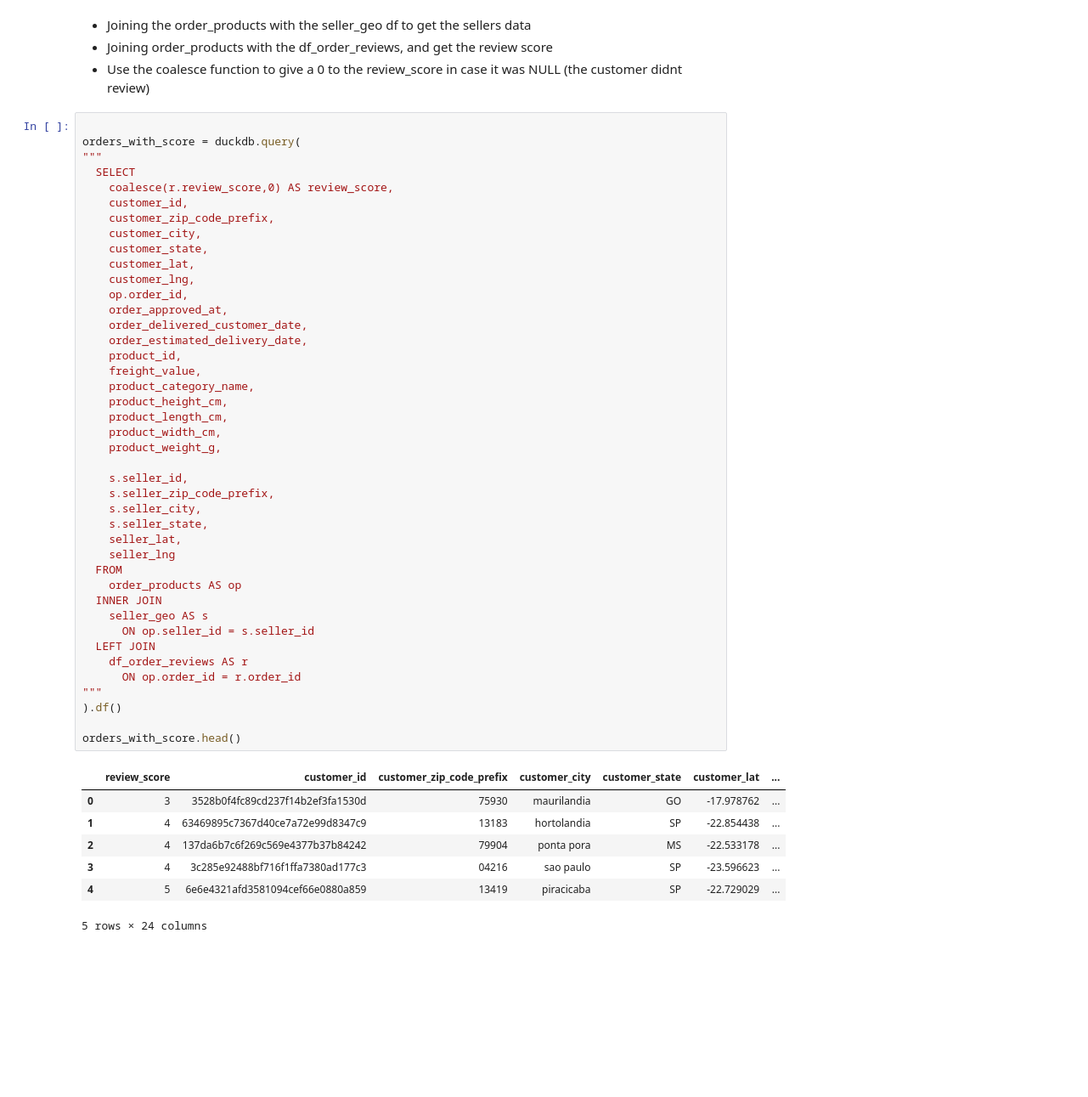
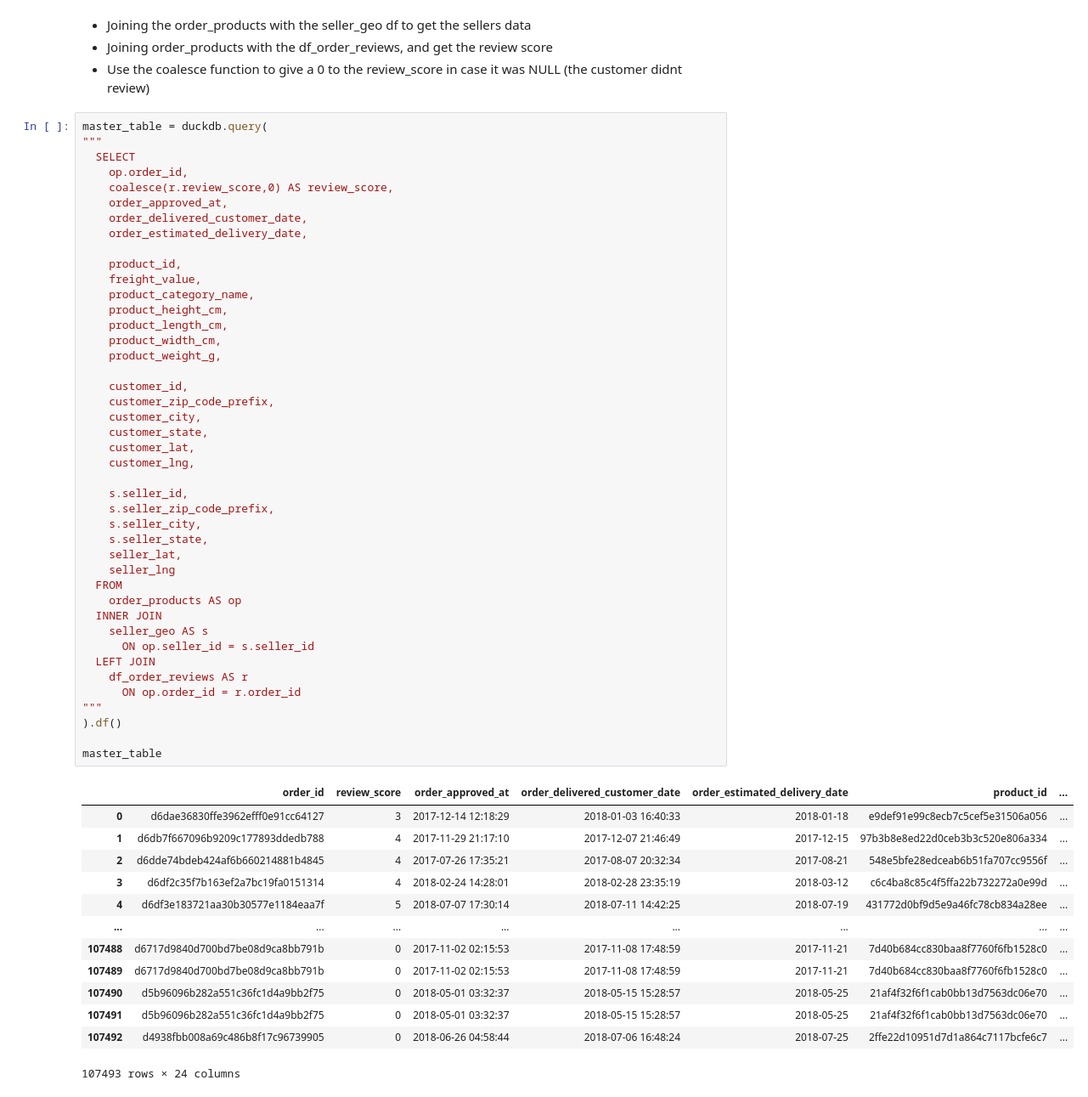
Before and after one commit to lucasbatistaf/triggoai-trainee-data-engineering, a Jupyter notebook: challenge_notebook.ipynb, the cells around one changed output. Shown: that part at 85% size. Drawn from its saved outputs; the diff is of its cells as text; blank space fills up the shorter version.

```diff
--- a/challenge_notebook.ipynb
+++ b/challenge_notebook.ipynb
@@ -401,52 +414,59 @@ seller_geo.head()
 - Joining order_products with the df_order_reviews, and get the review score
 - Use the coalesce function to give a 0 to the review_score in case it was NULL (the customer didnt review)
 # %%
-
-orders_with_score = duckdb.query(
+master_table = duckdb.query(
 """
   SELECT
+    op.order_id,
     coalesce(r.review_score,0) AS review_score,
-    customer_id,
-    customer_zip_code_prefix,
-    customer_city,
-    customer_state,
-    customer_lat,
-    customer_lng,
-    op.order_id,
     order_approved_at,
     order_delivered_customer_date,
     order_estimated_delivery_date,
+
     product_id,
     freight_value,
     product_category_name,
     product_height_cm,
     product_length_cm,
     product_width_cm,
     product_weight_g,
+
+    customer_id,
+    customer_zip_code_prefix,
+    customer_city,
+    customer_state,
+    customer_lat,
+    customer_lng,
 
     s.seller_id,
     s.seller_zip_code_prefix,
     s.seller_city,
     s.seller_state,
     seller_lat,
     seller_lng
   FROM
     order_products AS op
   INNER JOIN
     seller_geo AS s
       ON op.seller_id = s.seller_id
   LEFT JOIN
     df_order_reviews AS r
       ON op.order_id = r.order_id
 """
 ).df()
 
-orders_with_score.head()
+master_table
 # %% [output]
-|  | review_score | customer_id | customer_zip_code_prefix | customer_city | customer_state | customer_lat | ... |
-| 0 | 3 | 3528b0f4fc89cd237f14b2ef3fa1530d | 75930 | maurilandia | GO | -17.978762 | ... |
-| 1 | 4 | 63469895c7367d40ce7a72e99d8347c9 | 13183 | hortolandia | SP | -22.854438 | ... |
-| 2 | 4 | 137da6b7c6f269c569e4377b37b84242 | 79904 | ponta pora | MS | -22.533178 | ... |
-| 3 | 4 | 3c285e92488bf716f1ffa7380ad177c3 | 04216 | sao paulo | SP | -23.596623 | ... |
-| 4 | 5 | 6e6e4321afd3581094cef66e0880a859 | 13419 | piracicaba | SP | -22.729029 | ... |
+|  | order_id | review_score | order_approved_at | order_delivered_customer_date | order_estimated_delivery_date | product_id | ... |
+| 0 | d6dae36830ffe3962efff0e91cc64127 | 3 | 2017-12-14 12:18:29 | 2018-01-03 16:40:33 | 2018-01-18 | e9def91e99c8ecb7c5cef5e31506a056 | ... |
+| 1 | d6db7f667096b9209c177893ddedb788 | 4 | 2017-11-29 21:17:10 | 2017-12-07 21:46:49 | 2017-12-15 | 97b3b8e8ed22d0ceb3b3c520e806a334 | ... |
+| 2 | d6dde74bdeb424af6b660214881b4845 | 4 | 2017-07-26 17:35:21 | 2017-08-07 20:32:34 | 2017-08-21 | 548e5bfe28edceab6b51fa707cc9556f | ... |
+| 3 | d6df2c35f7b163ef2a7bc19fa0151314 | 4 | 2018-02-24 14:28:01 | 2018-02-28 23:35:19 | 2018-03-12 | c6c4ba8c85c4f5ffa22b732272a0e99d | ... |
+| 4 | d6df3e183721aa30b30577e1184eaa7f | 5 | 2018-07-07 17:30:14 | 2018-07-11 14:42:25 | 2018-07-19 | 431772d0bf9d5e9a46fc78cb834a28ee | ... |
+| ... | ... | ... | ... | ... | ... | ... | ... |
+| 107488 | d6717d9840d700bd7be08d9ca8bb791b | 0 | 2017-11-02 02:15:53 | 2017-11-08 17:48:59 | 2017-11-21 | 7d40b684cc830baa8f7760f6fb1528c0 | ... |
+| 107489 | d6717d9840d700bd7be08d9ca8bb791b | 0 | 2017-11-02 02:15:53 | 2017-11-08 17:48:59 | 2017-11-21 | 7d40b684cc830baa8f7760f6fb1528c0 | ... |
+| 107490 | d5b96096b282a551c36fc1d4a9bb2f75 | 0 | 2018-05-01 03:32:37 | 2018-05-15 15:28:57 | 2018-05-25 | 21af4f32f6f1cab0bb13d7563dc06e70 | ... |
+| 107491 | d5b96096b282a551c36fc1d4a9bb2f75 | 0 | 2018-05-01 03:32:37 | 2018-05-15 15:28:57 | 2018-05-25 | 21af4f32f6f1cab0bb13d7563dc06e70 | ... |
+| 107492 | d4938fbb008a69c486b8f17c96739905 | 0 | 2018-06-26 04:58:44 | 2018-07-06 16:48:24 | 2018-07-25 | 2ffe22d10951d7d1a864c7117bcfe6c7 | ... |
-5 rows × 24 columns
+107493 rows × 24 columns
```
Also changed, not shown: parts of 12 cells of this notebook.
